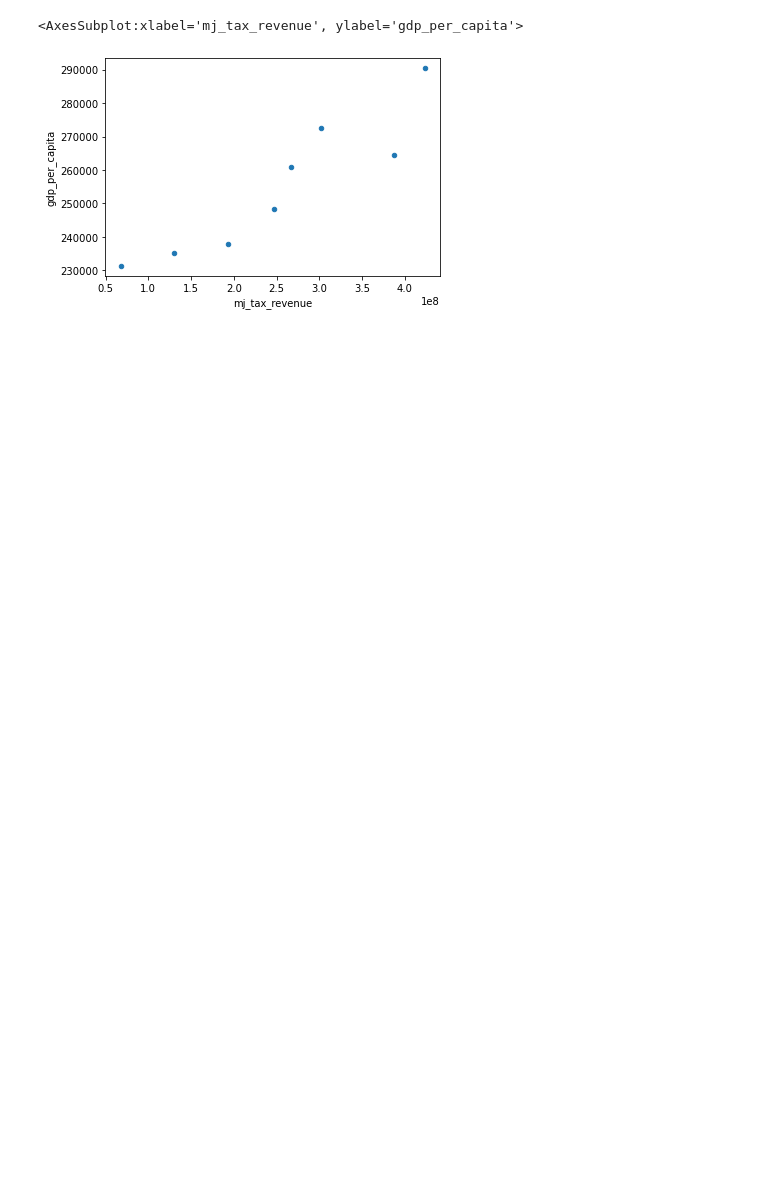
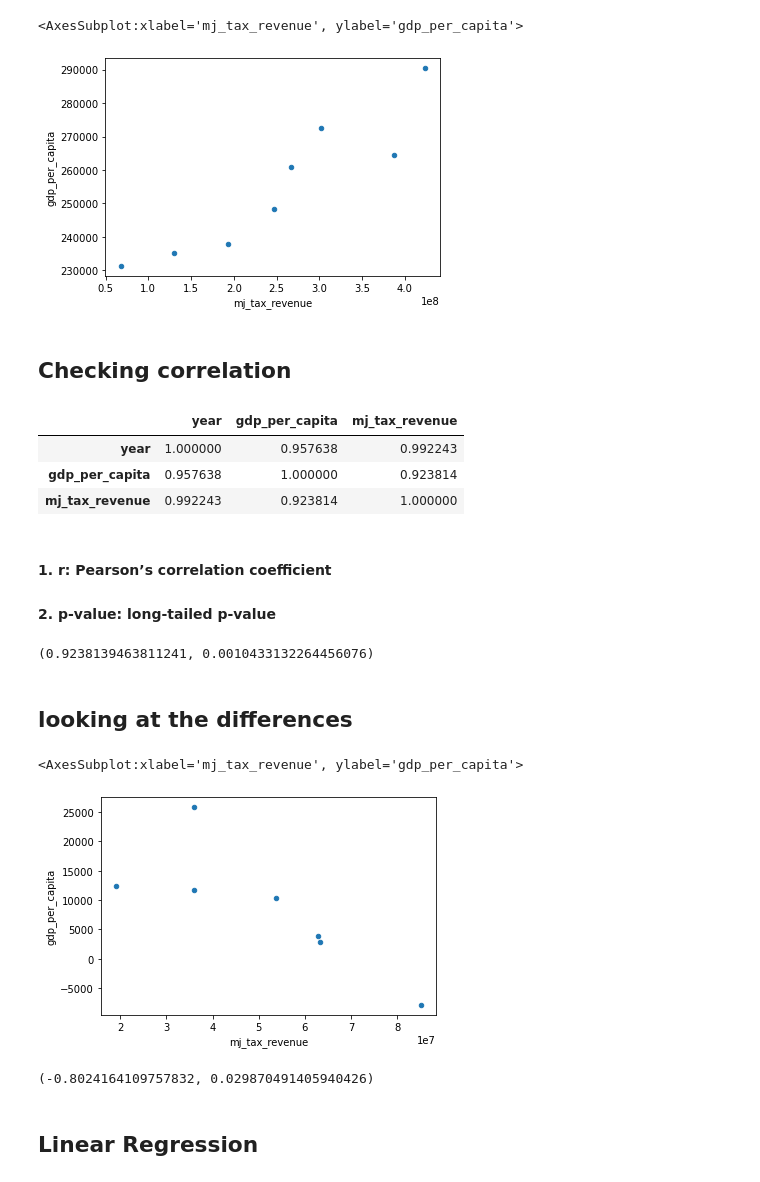
Before and after one commit to jho97/specs_capstone, a Jupyter notebook: visualized_data/co_gdp_per_capita.ipynb, the cells around one changed output. Saved outputs shown, nothing was run; the diff lists cells and outputs as text; code cells hidden in the pictures; blank space fills up the shorter version.

Commit message:
linear regression

```diff
--- a/visualized_data/co_gdp_per_capita.ipynb
+++ b/visualized_data/co_gdp_per_capita.ipynb
@@ -219,3 +221,5 @@ co_plot_df.plot.scatter(y="gdp_per_capita", x="mj_tax_revenue")
 # %% [output]
 <AxesSubplot:xlabel='mj_tax_revenue', ylabel='gdp_per_capita'>
 [figure]
+# %% [markdown]
+## Checking correlation
@@ -221,0 +228,31 @@ co_plot_df.plot.scatter(y="gdp_per_capita", x="mj_tax_revenue")
+# %%
+co_plot_df.corr()
+# %% [output]
+|  | year | gdp_per_capita | mj_tax_revenue |
+| year | 1.000000 | 0.957638 | 0.992243 |
+| gdp_per_capita | 0.957638 | 1.000000 | 0.923814 |
+| mj_tax_revenue | 0.992243 | 0.923814 | 1.000000 |
+# %% [markdown]
+#### 1. r: Pearson’s correlation coefficient
+#### 2. p-value: long-tailed p-value
+# %%
+stats.pearsonr(co_plot_df['gdp_per_capita'], co_plot_df['mj_tax_revenue'])
+# %% [output]
+(0.9238139463811241, 0.0010433132264456076)
+# %% [markdown]
+## looking at the differences
+# %%
+diff_df = co_plot_df.diff()
+# %%
+diff_df = diff_df.dropna()
+# %%
+diff_df.plot.scatter(y="gdp_per_capita", x="mj_tax_revenue")
+# %% [output]
+<AxesSubplot:xlabel='mj_tax_revenue', ylabel='gdp_per_capita'>
+[figure, added]
+# %%
+stats.pearsonr(diff_df['gdp_per_capita'], diff_df['mj_tax_revenue'])
+# %% [output]
+(-0.8024164109757832, 0.029870491405940426)
+# %% [markdown]
+## Linear Regression
```
Also changed, not shown: parts of 5 cells of this notebook, 1 other file.
